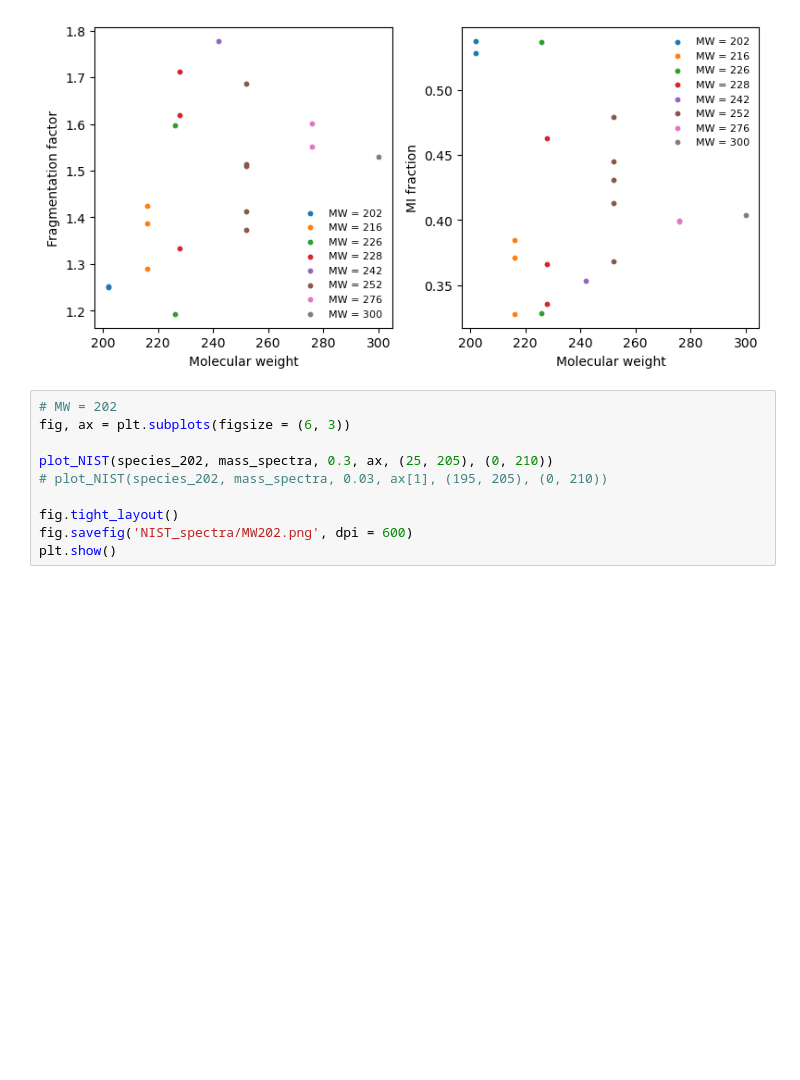
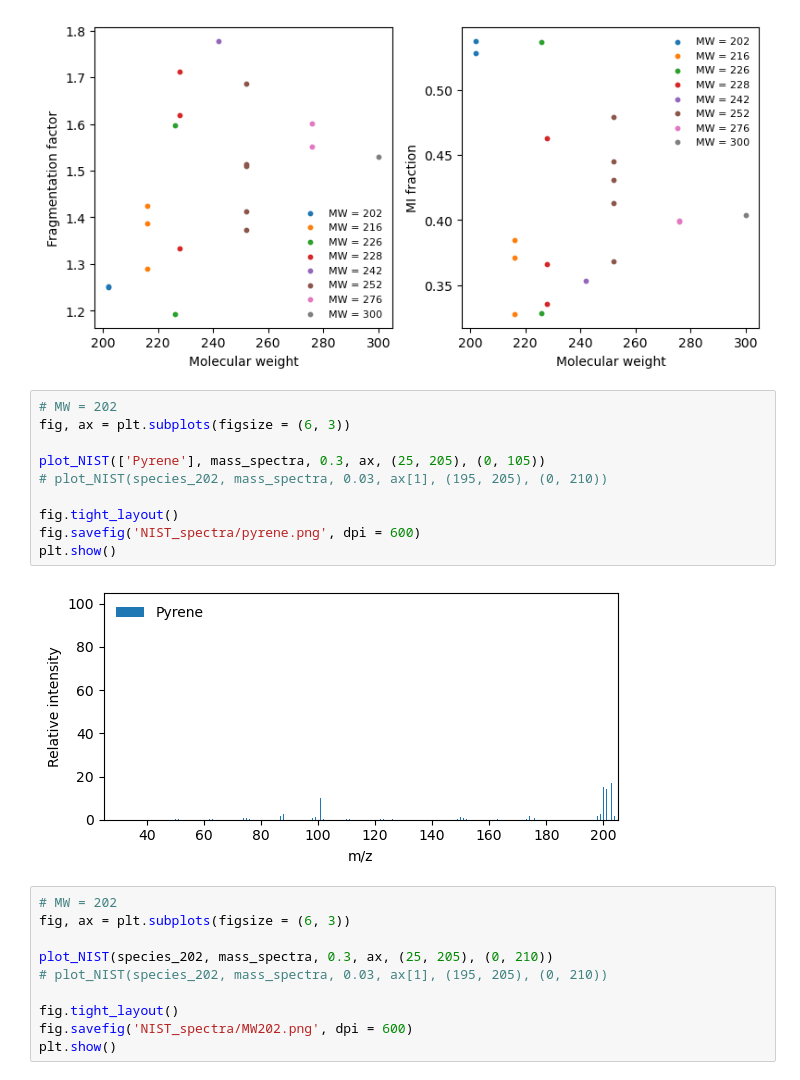
Before and after one commit to Normann25/NFA_project, a Jupyter notebook: NIST_plots.ipynb, the cells around one changed output. Cells and saved outputs as stored; diff of their text form; blank space fills up the shorter version.

```diff
--- a/NIST_plots.ipynb
+++ b/NIST_plots.ipynb
@@ -124,6 +124,18 @@ fig.tight_layout()
 plt.show()
 # %% [output]
 [figure]
+# %%
+# MW = 202
+fig, ax = plt.subplots(figsize = (6, 3))
+
+plot_NIST(['Pyrene'], mass_spectra, 0.3, ax, (25, 205), (0, 105))
+# plot_NIST(species_202, mass_spectra, 0.03, ax[1], (195, 205), (0, 210))
+
+fig.tight_layout()
+fig.savefig('NIST_spectra/pyrene.png', dpi = 600)
+plt.show()
+# %% [output]
+[figure, added]
 # %%
 # MW = 202
 fig, ax = plt.subplots(figsize = (6, 3))
```
Also changed, not shown: 4 other files.
